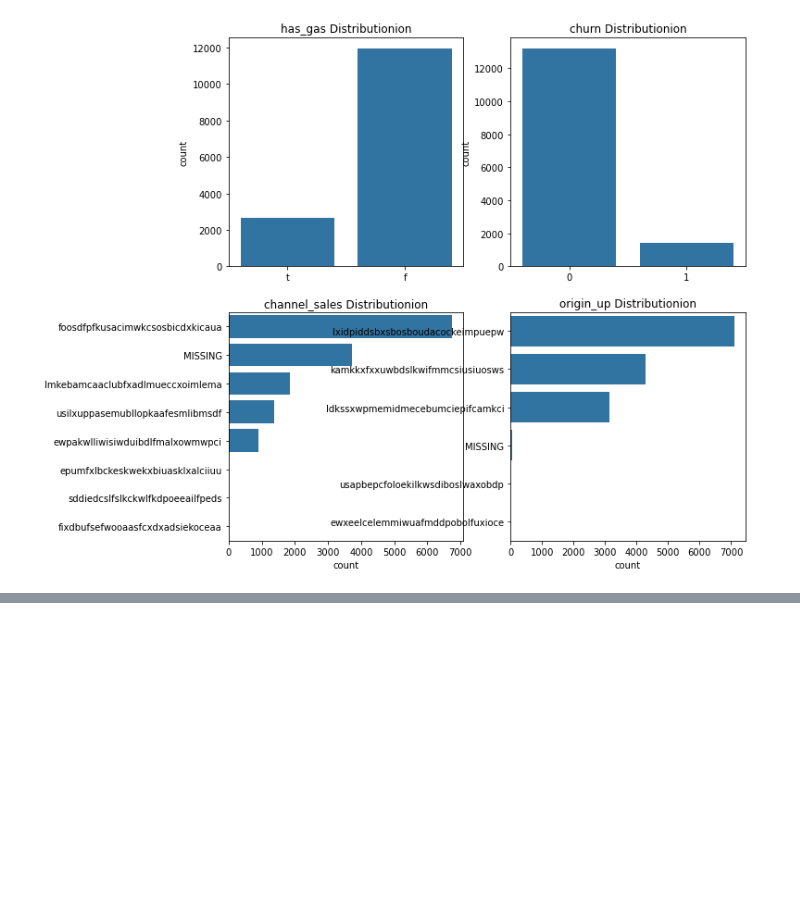
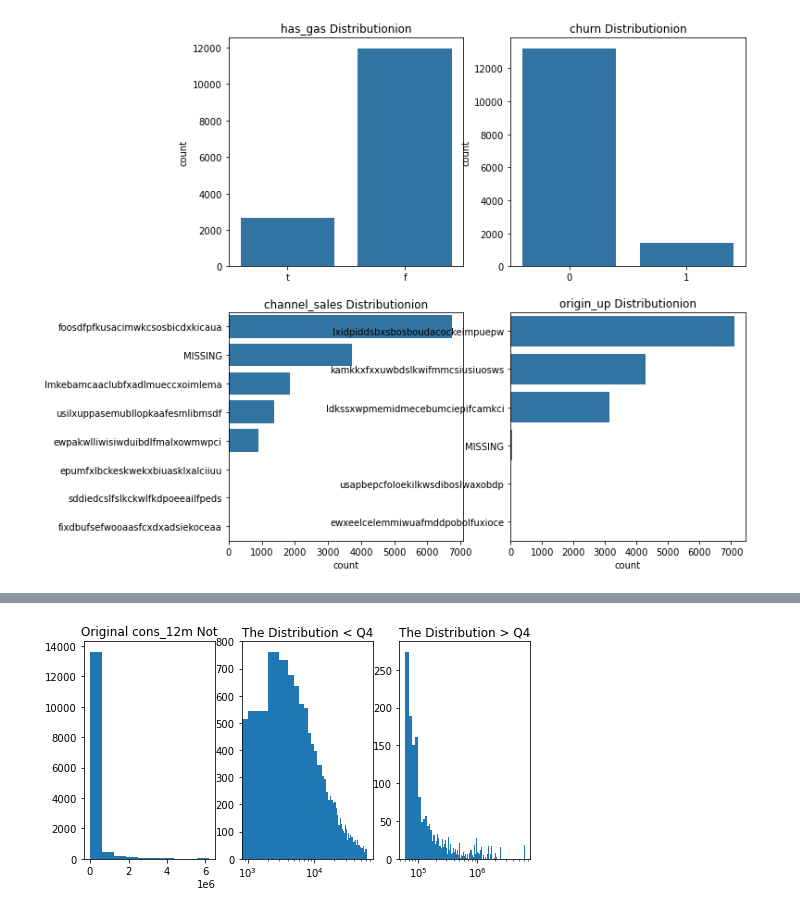
Before and after one commit to ahmedtarek1325/Day-BCG_PowerCompany_churn, a Jupyter notebook: EDA.ipynb, the cells around one changed output, grey strips where cells are left out. Saved outputs shown, nothing was run; the diff lists cells and outputs as text; code cells hidden in the pictures; blank space fills up the shorter version.

```diff
--- a/EDA.ipynb
+++ b/EDA.ipynb
@@ -92,0 +169,11 @@ count_plots(client_data,x,y)
+# %%
+plt.figure(figsize=(8,4))
+x= ["cons_12m"]*3
+bins_1= np.arange(client_data.cons_12m.min(), client_data.cons_12m.quantile(0.75)*1.5+1*1e3,1*1e3)
+bins_2= np.arange(client_data.cons_12m.quantile(0.75)*1.5, client_data.cons_12m.max()+1e4,1e4);
+bins= [None,bins_1,bins_2]
+titles= ["Original cons_12m Not","The Distribution < Q4","The Distribution > Q4"]
+scales= ["linear","log",'log']
+dsitribution_plots(data=client_data,x=x,bins_list=bins,scales=scales,titles=titles,order=(1,3))
+# %% [output]
+[figure, added]
```
Also changed, not shown: parts of 64 cells of this notebook, 17 other files.
